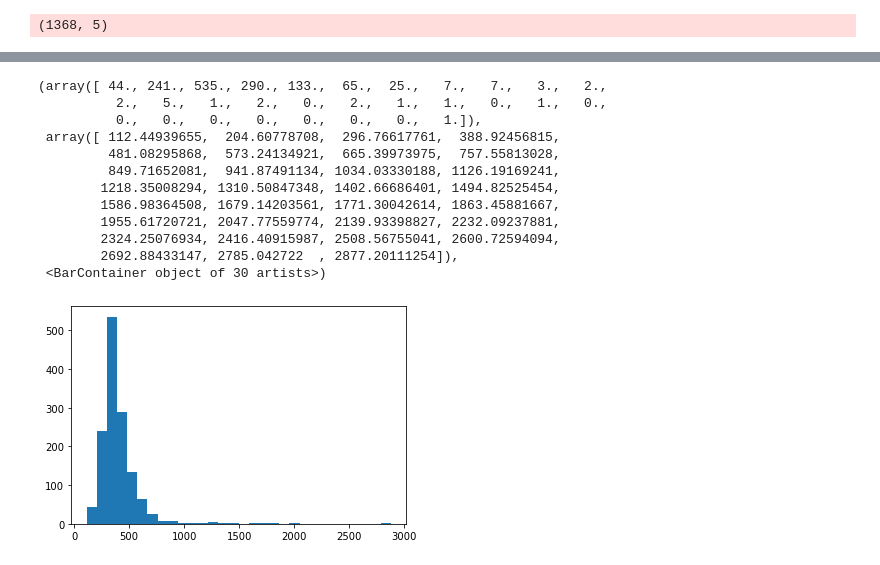
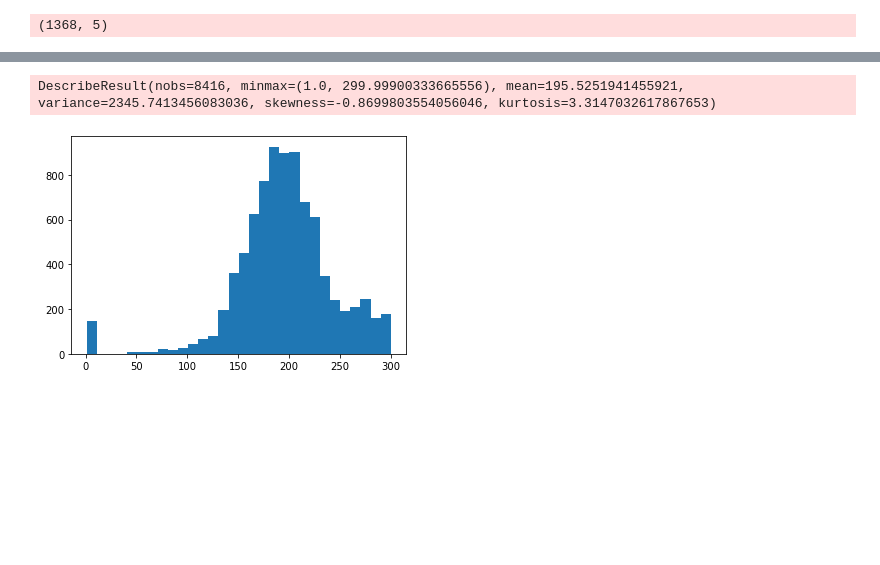
Before and after one commit to TeamSundar/TFactorNN, a Jupyter notebook: eda.ipynb, the cells around one changed output, grey strips where cells are left out. Saved outputs shown, nothing was run; the diff lists cells and outputs as text; code cells hidden in the pictures; blank space fills up the shorter version.

```diff
--- a/eda.ipynb
+++ b/eda.ipynb
@@ -127,17 +114,16 @@ ENCFF971ZOB 559.3357292330088
-# %%
-plt.hist(means, bins=30)
-# %% [output]
-(array([ 44., 241., 535., 290., 133.,  65.,  25.,   7.,   7.,   3.,   2.,
-          2.,   5.,   1.,   2.,   0.,   2.,   1.,   1.,   0.,   1.,   0.,
-          0.,   0.,   0.,   0.,   0.,   0.,   0.,   1.]),
- array([ 112.44939655,  204.60778708,  296.76617761,  388.92456815,
-         481.08295868,  573.24134921,  665.39973975,  757.55813028,
-         849.71652081,  941.87491134, 1034.03330188, 1126.19169241,
-        1218.35008294, 1310.50847348, 1402.66686401, 1494.82525454,
-        1586.98364508, 1679.14203561, 1771.30042614, 1863.45881667,
-        1955.61720721, 2047.77559774, 2139.93398827, 2232.09237881,
-        2324.25076934, 2416.40915987, 2508.56755041, 2600.72594094,
-        2692.88433147, 2785.042722  , 2877.20111254]),
- <BarContainer object of 30 artists>)
-[figure, removed]
+# %%
+# Statistics for all the filtered bed files
+means=[]
+data_path = 'encode/20210418_hg19_8416ex/flitered_data_/'
+# for acc in tqdm(master_record['File accession'].values):
+for acc in tqdm(os.listdir(data_path)):
+    data = pd.read_csv(data_path+acc, sep='\t', header=None)
+    list_ = abs(data[1].values-data[2].values)
+    means.append(np.mean(list_))
+
+plt.hist(means, bins=30)
+print(stats.describe(means))
+# %% [output]
+DescribeResult(nobs=8416, minmax=(1.0, 299.99900333665556), mean=195.5251941455921, variance=2345.7413456083036, skewness=-0.8699803554056046, kurtosis=3.3147032617867653)
+[figure, added]
 # %%
```
Also changed, not shown: parts of 15 cells of this notebook, 4 other files.
